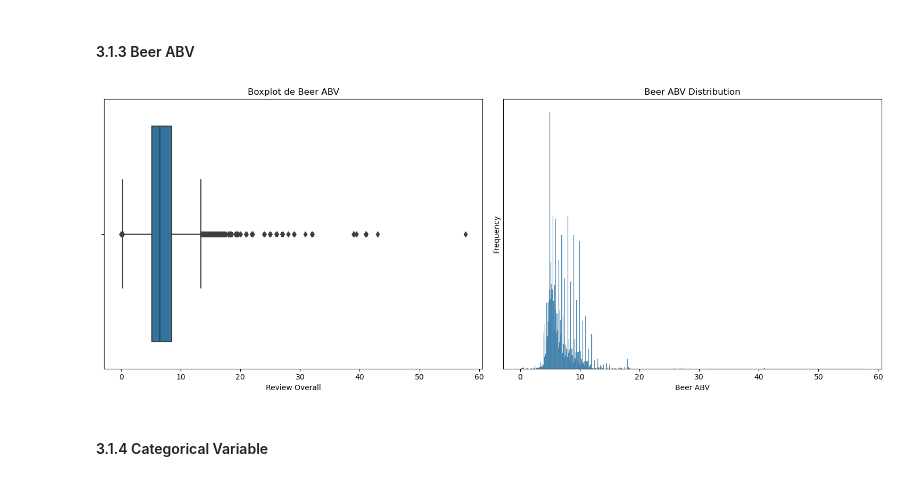
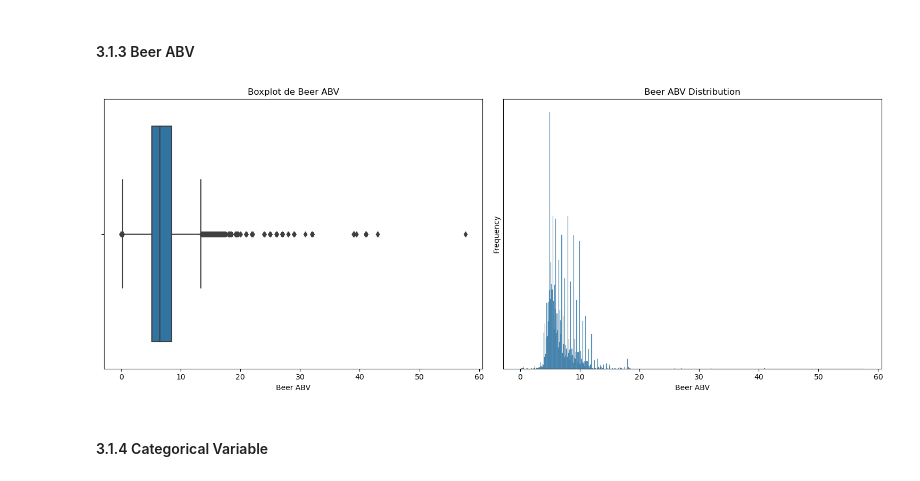
Before and after one commit to aleemarino/beer_review, a Jupyter notebook: tcc.ipynb, the cells around one changed output. Drawn from its saved outputs; the diff is of its cells as text; code cells hidden in the pictures.

```diff
--- a/tcc.ipynb
+++ b/tcc.ipynb
@@ -480,33 +519,33 @@ plt.show()
 # %%
 # Criar subplots lado a lado
 fig, axes = plt.subplots(1, 2, figsize=(15, 6))
 
 # Gráfico 1 - Boxplot de 'review_overall'
 sns.boxplot(data=data,
             x='beer_alcohol_by_volume',
             ax=axes[0])
 axes[0].set_title('Boxplot de Beer ABV')
-axes[0].set_xlabel('Review Overall')
+axes[0].set_xlabel('Beer ABV')
 
 # Gráfico 2 - Histograma de 'review_overall'
 histplot = sns.histplot(data=data,
                         x='beer_alcohol_by_volume',
                         ax=axes[1],
                         binwidth=0.1)
 
 # Configurações do eixo Y e títulos
 axes[1].yaxis.set_ticks([])  # Remover ticks do eixo Y no histograma
 axes[1].set_title('Beer ABV Distribution')
 axes[1].set_xlabel('Beer ABV')
 axes[1].set_ylabel('Frequency')
 
 # Ajustar espaçamento entre os gráficos
 plt.tight_layout()
 
 # Exibir o gráfico
 plt.show()
 # %% [output]
-[figure, old version]
+[figure, new version]
 # %% [markdown]
 #### 3.1.4 Categorical Variable
 # %%
```
Also changed, not shown: parts of 36 cells of this notebook.
